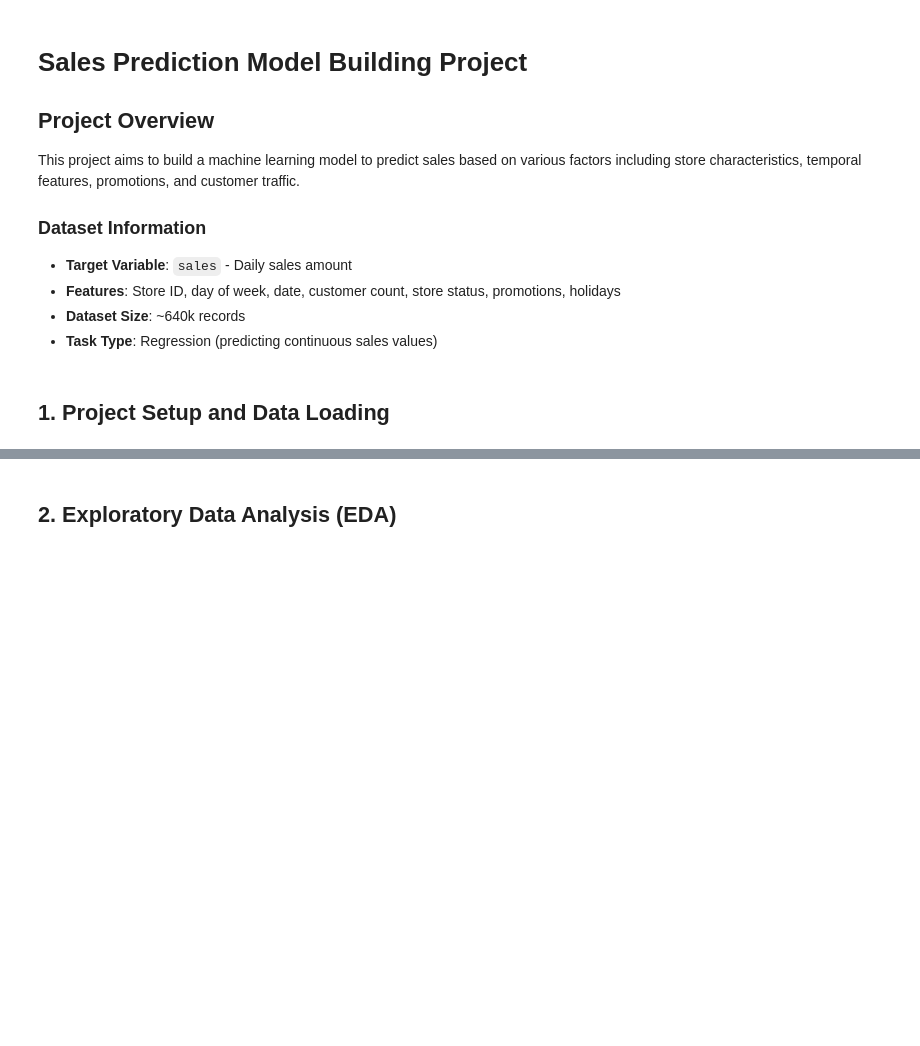
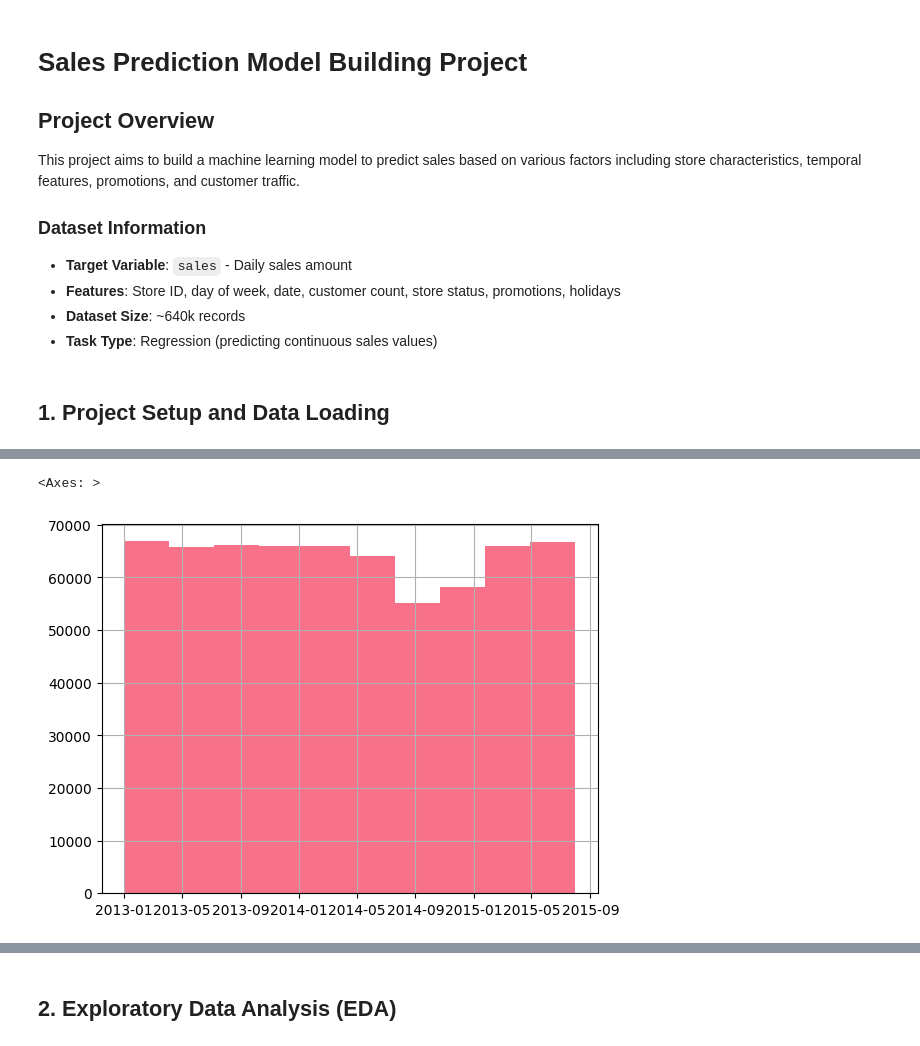
Before and after one commit to NAVSmith/sales_pred_project_ih, a Jupyter notebook: main/inital_work.ipynb, the cells around one changed output, grey strips where cells are left out. Saved outputs shown, nothing was run; the diff lists cells and outputs as text; code cells hidden in the pictures; blank space fills up the shorter version.

```diff
--- a/main/inital_work.ipynb
+++ b/main/inital_work.ipynb
@@ -35,0 +88,7 @@ df.head()
+# %%
+# asign date column as datetime
+df['date'] = pd.to_datetime(df['date'])
+# asin the open, promotion and school_holiday columns as boolean
+df['open'] = df['open'].astype(bool)
+df['promotion'] = df['promotion'].astype(bool)
+df['school_holiday'] = df['school_holiday'].astype(bool)
@@ -35,0 +114,5 @@ df.head()
+# %%
+print(df.date.describe())
+#
+df.date.hist()
+# %% [output]
@@ -35,0 +127,2 @@ df.head()
+<Axes: >
+[figure, added]
```
Also changed, not shown: parts of 66 cells of this notebook, 1 other file.
